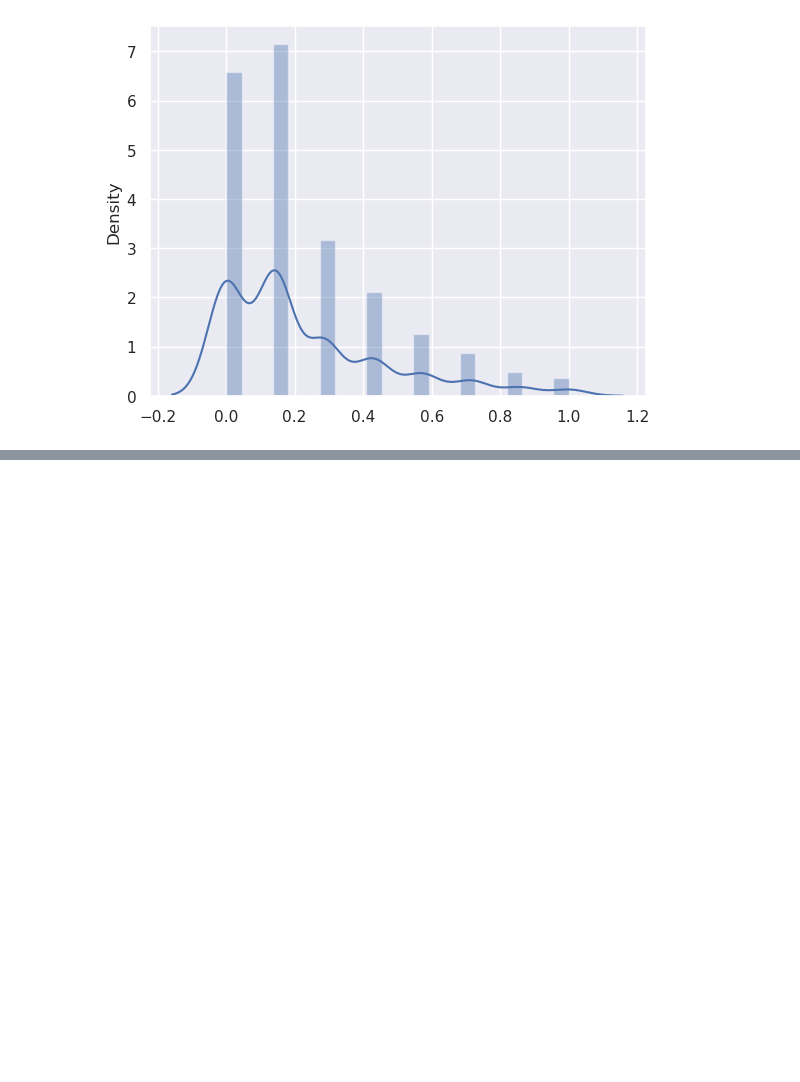
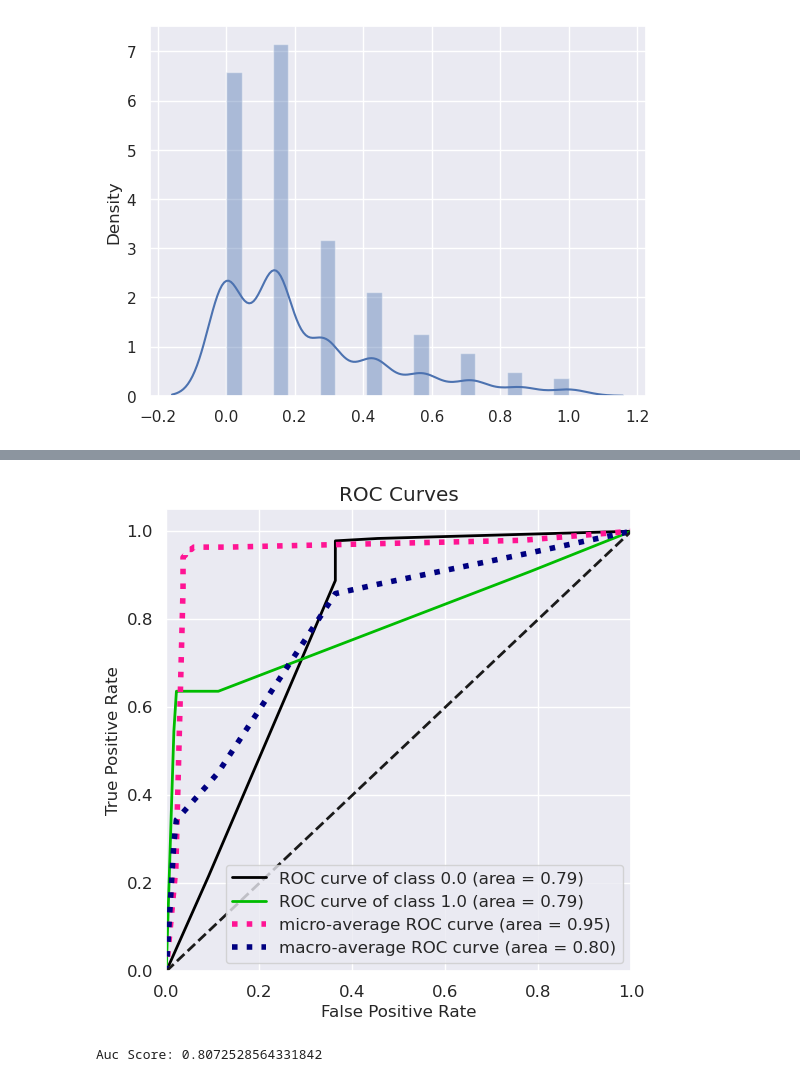
Before and after one commit to yonkeenn/projectCarPlateDetection, a Jupyter notebook: projectCarPlateDetection_CV.ipynb, the cells around one changed output, grey strips where cells are left out. Drawn from its saved outputs; the diff is of its cells as text; code cells hidden in the pictures; blank space fills up the shorter version.

```diff
--- a/projectCarPlateDetection_CV.ipynb
+++ b/projectCarPlateDetection_CV.ipynb
@@ -1090,0 +1191,11 @@ feature_importance_lr
+# %%
+from sklearn.metrics import roc_auc_score
+import scikitplot as skplt
+
+skplt.metrics.plot_roc_curve(y_test,dt_grid.predict_proba(X_test),figsize=(6,6))
+plt.show()
+
+print("Auc Score: {}".format(roc_auc_score(y_test,dt_grid.predict(X_test))))
+# %% [output]
+[figure, added]
+Auc Score: 0.8072528564331842
```
Also changed, not shown: parts of 16 cells of this notebook.
